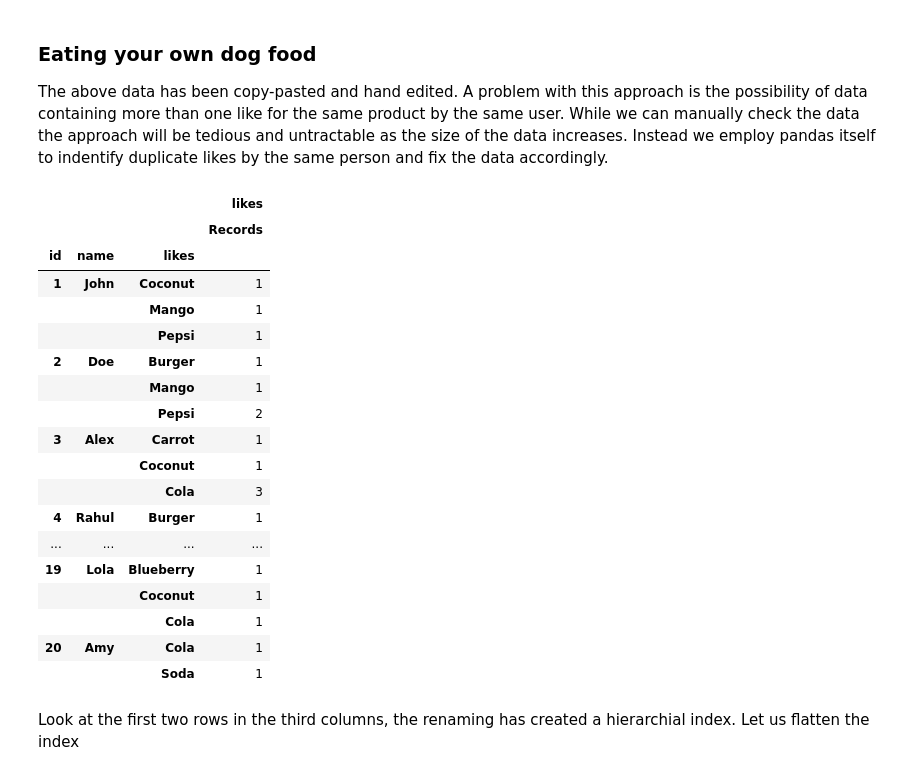
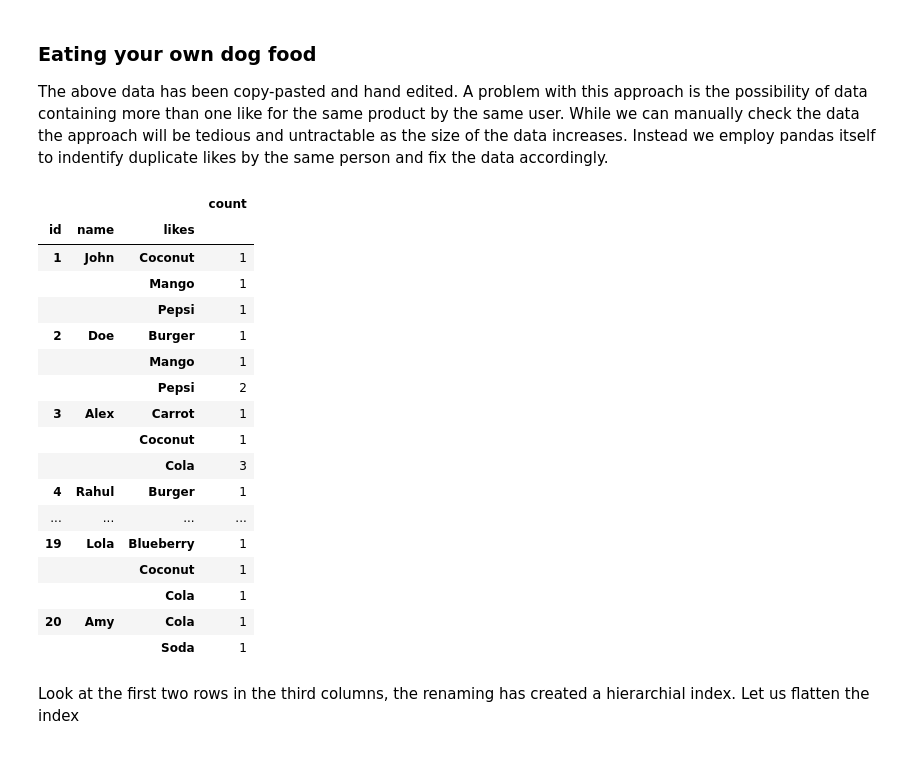
Before and after one commit to dragomirradev/python-data-analysis, a Jupyter notebook: 1-Working-with-relational-data-using-Pandas.ipynb, the cells around one changed output. Drawn from its saved outputs; the diff is of its cells as text; code cells hidden in the pictures.

```diff
--- a/1-Working-with-relational-data-using-Pandas.ipynb
+++ b/1-Working-with-relational-data-using-Pandas.ipynb
@@ -392,18 +392,17 @@ The above data has been copy-pasted and hand edited. A problem with this approac
 # %%
 # DataFrames from native python dictionaries
 df_users = pd.DataFrame(users)
 df_likes = pd.DataFrame(likes)
 
 # A user-likes wise group tells you the story
 merge = pd.merge(df_users, df_likes, left_on='id', right_on='user_id')
 merge.set_index('id')
 
 # We aggregate the likes column and rename it to `Records`
-user_likes_group = merge.groupby(['id', 'name', 'likes']).agg({ 'likes': { 'Records': 'count' }})
+user_likes_group = merge.groupby(['id', 'name', 'likes']).likes.agg(['count']).rename({ 'count': 'Records' })
 user_likes_group
 # %% [output]
-|  |  |  | likes |
-|  |  |  | Records |
+|  |  |  | count |
 | id | name | likes |  |
 | 1 | John | Coconut | 1 |
 |  |  | Mango | 1 |
```
Also changed, not shown: parts of 4 cells of this notebook.
